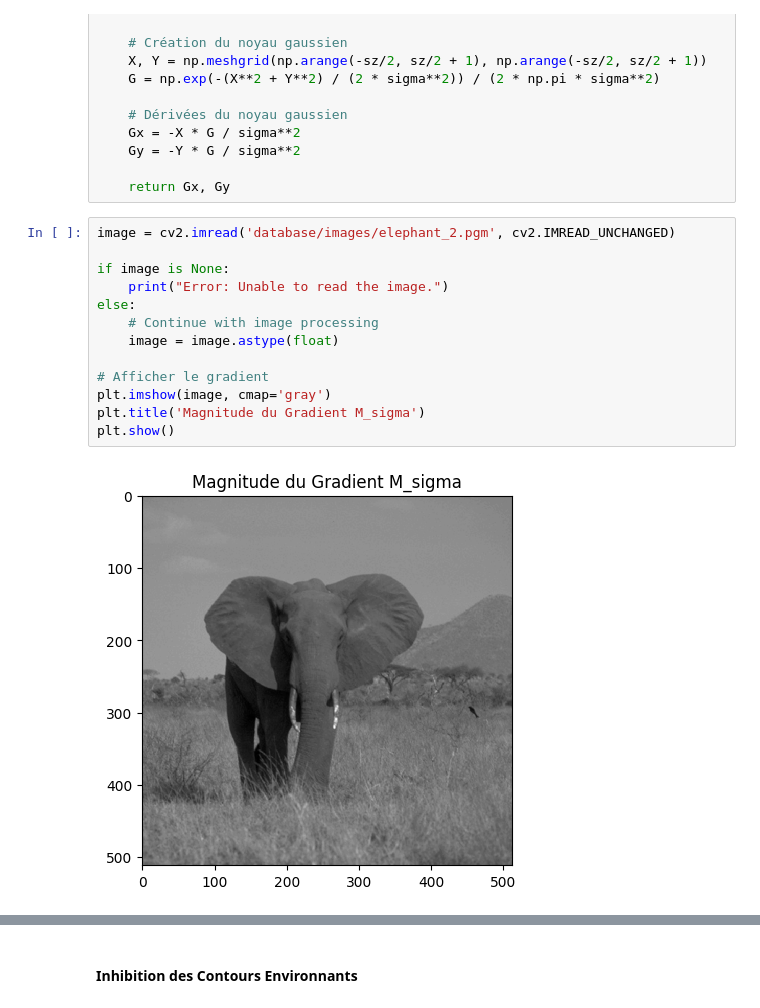
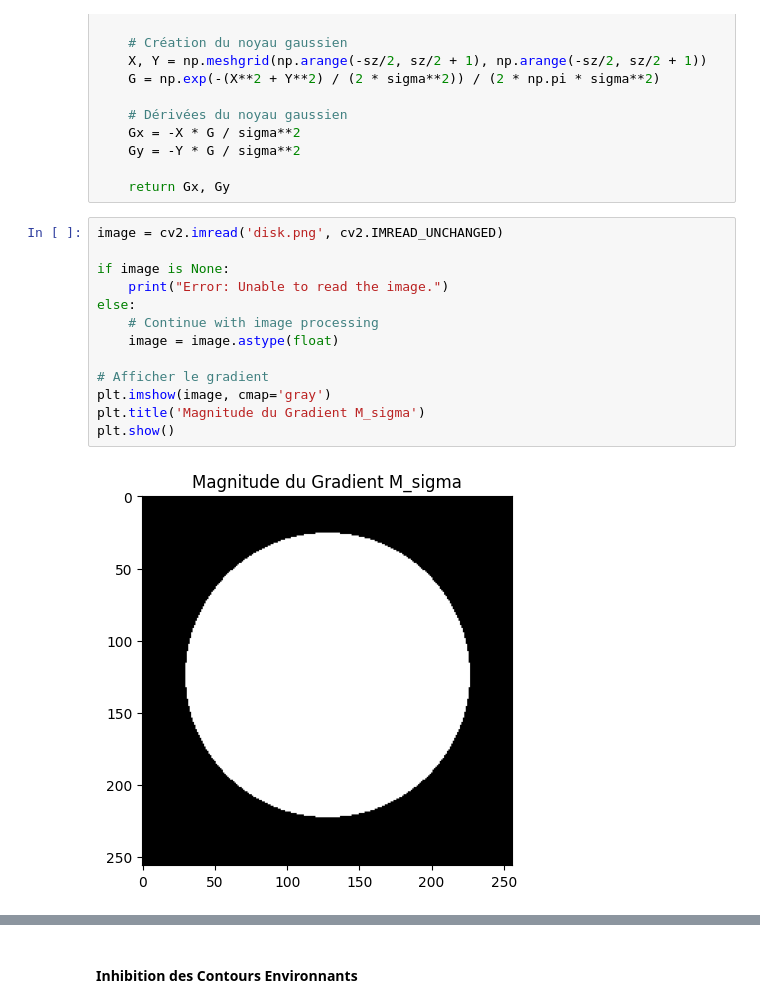
Before and after one commit to ndupont960/EtudesTechniques11, a Jupyter notebook: matlab-to_python.ipynb, the cells around one changed output, grey strips where cells are left out. Saved outputs shown, nothing was run; the diff lists cells and outputs as text.

Commit message:
added disk imaes to test orientation of the gradiant

```diff
--- a/matlab-to_python.ipynb
+++ b/matlab-to_python.ipynb
@@ -42,17 +42,17 @@ def gaussian_derivative_kernels(sigma):
 
     return Gx, Gy
 # %%
-image = cv2.imread('database/images/elephant_2.pgm', cv2.IMREAD_UNCHANGED)
+image = cv2.imread('disk.png', cv2.IMREAD_UNCHANGED)
 
 if image is None:
     print("Error: Unable to read the image.")
 else:
     # Continue with image processing
     image = image.astype(float)
 
 # Afficher le gradient
 plt.imshow(image, cmap='gray')
 plt.title('Magnitude du Gradient M_sigma')
 plt.show()
 # %% [output]
-[figure, old version]
+[figure, new version]
```
Also changed, not shown: parts of 7 cells of this notebook, 1 other file.
